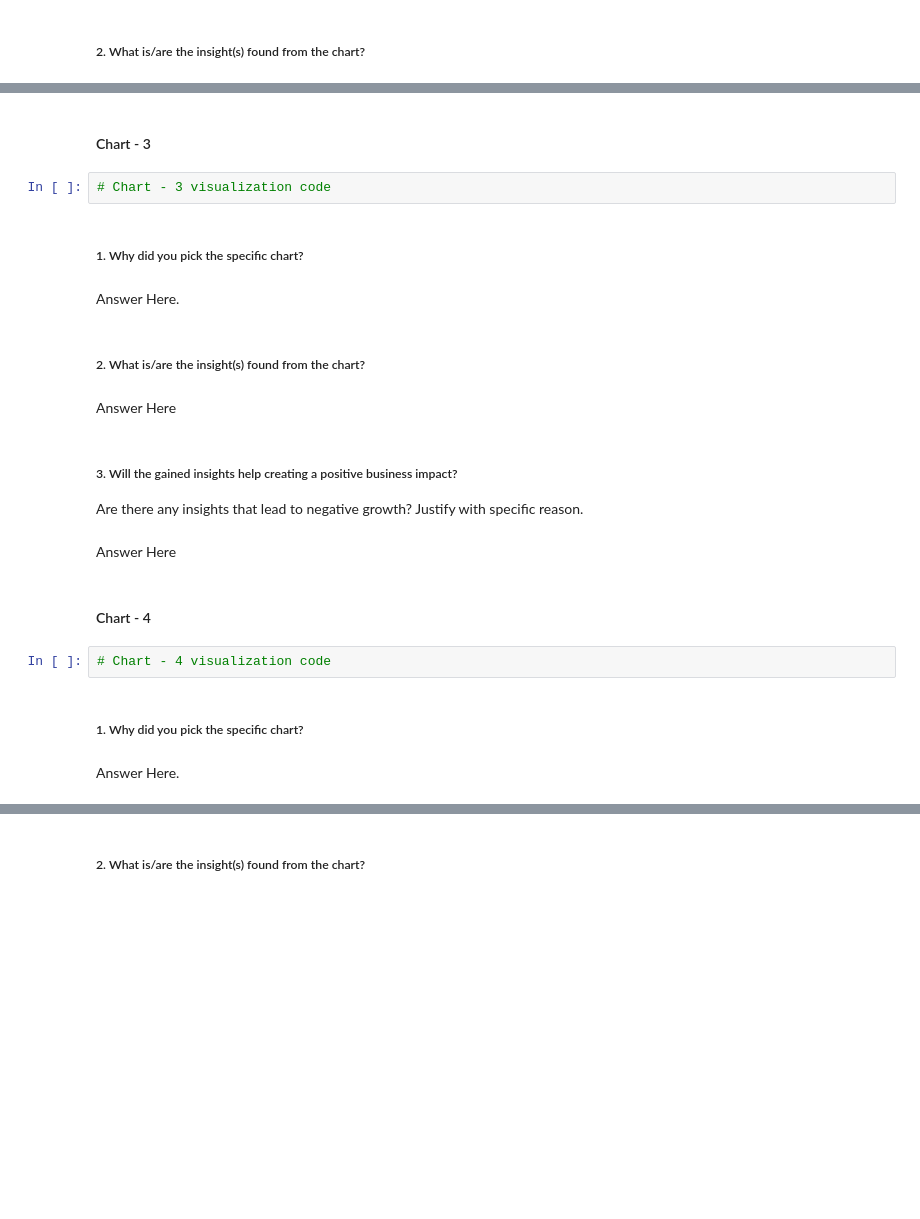
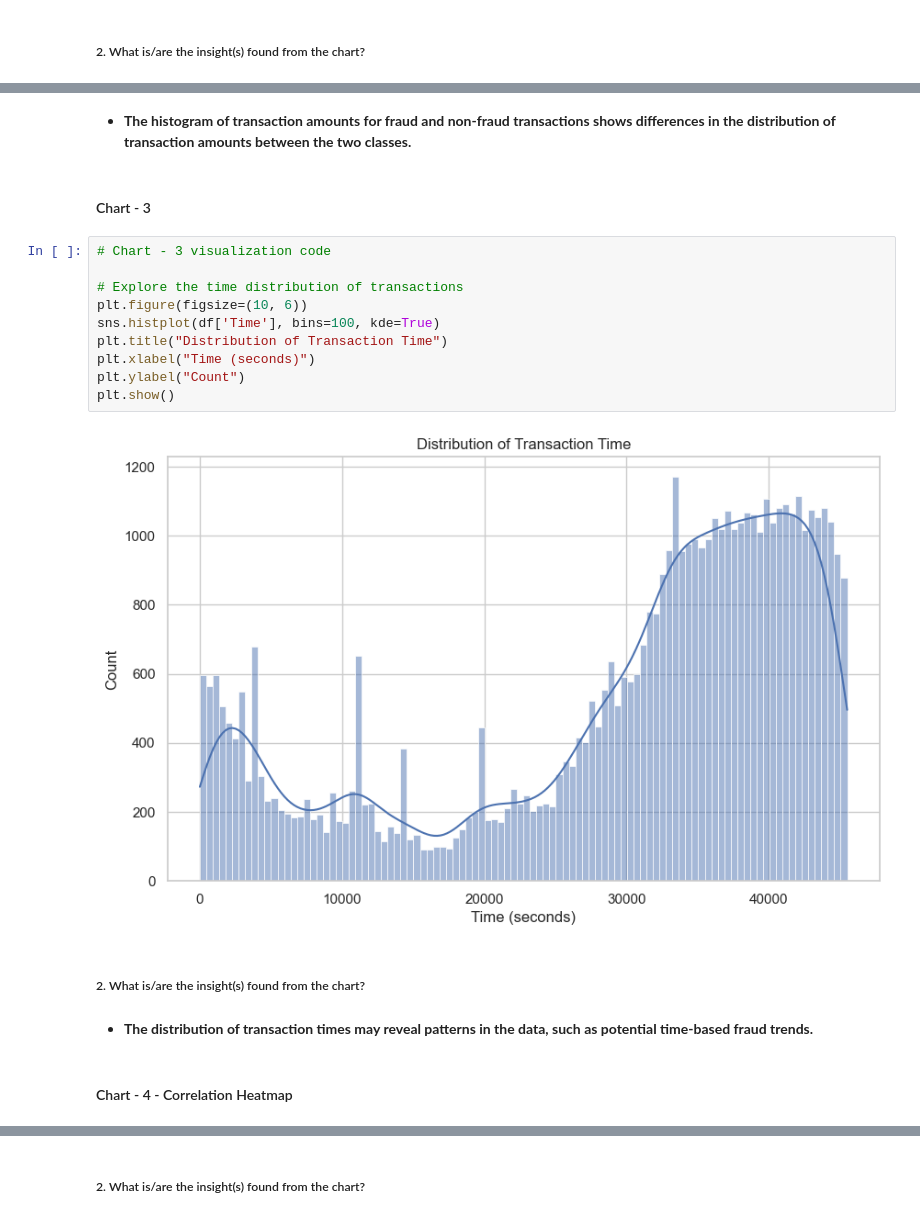
Before and after one commit to Mostaqul143/Credit-Card-Fraud-Transaction-Detection, a Jupyter notebook: Project.ipynb, the cells around one changed output, grey strips where cells are left out. Drawn from its saved outputs; the diff is of its cells as text; blank space fills up the shorter version.

```diff
--- a/Project.ipynb
+++ b/Project.ipynb
@@ -213,25 +292,22 @@ Answer Here
+# %% [markdown]
+*   **The histogram of transaction amounts for fraud and non-fraud transactions shows differences in the distribution of transaction amounts between the two classes.**
 # %% [markdown]
 #### Chart - 3
-# %%
-# Chart - 3 visualization code
-# %% [markdown]
-##### 1. Why did you pick the specific chart?
-# %% [markdown]
-Answer Here.
+# %%
+# Chart - 3 visualization code
+
+# Explore the time distribution of transactions
+plt.figure(figsize=(10, 6))
+sns.histplot(df['Time'], bins=100, kde=True)
+plt.title("Distribution of Transaction Time")
+plt.xlabel("Time (seconds)")
+plt.ylabel("Count")
+plt.show()
+# %% [output]
+[figure, added]
 # %% [markdown]
 ##### 2. What is/are the insight(s) found from the chart?
-# %% [markdown]
-Answer Here
-# %% [markdown]
-##### 3. Will the gained insights help creating a positive business impact?
-Are there any insights that lead to negative growth? Justify with specific reason.
-# %% [markdown]
-Answer Here
+# %% [markdown]
+*  **The distribution of transaction times may reveal patterns in the data, such as potential time-based fraud trends.**
 # %% [markdown]
-#### Chart - 4
+#### Chart - 4 - Correlation Heatmap
-# %%
-# Chart - 4 visualization code
-# %% [markdown]
-##### 1. Why did you pick the specific chart?
-# %% [markdown]
-Answer Here.
```
Also changed, not shown: parts of 114 cells of this notebook.
